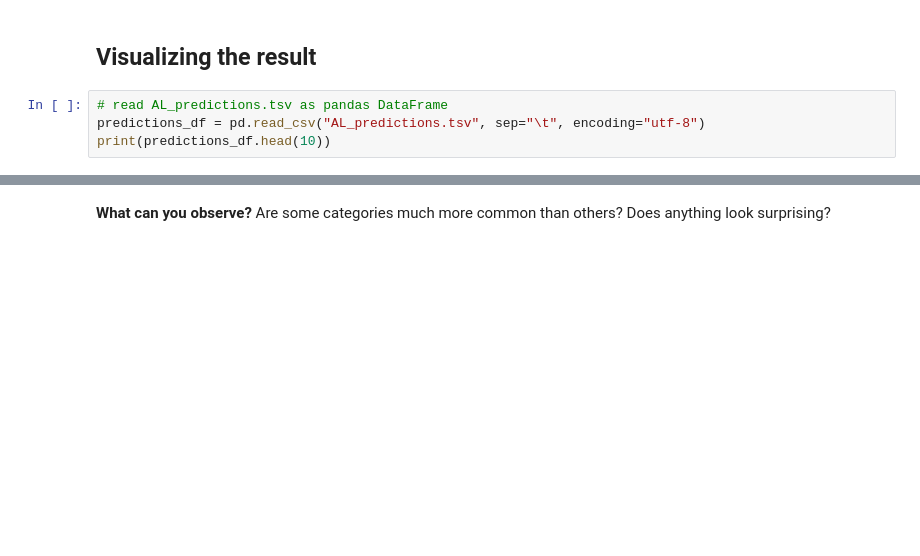
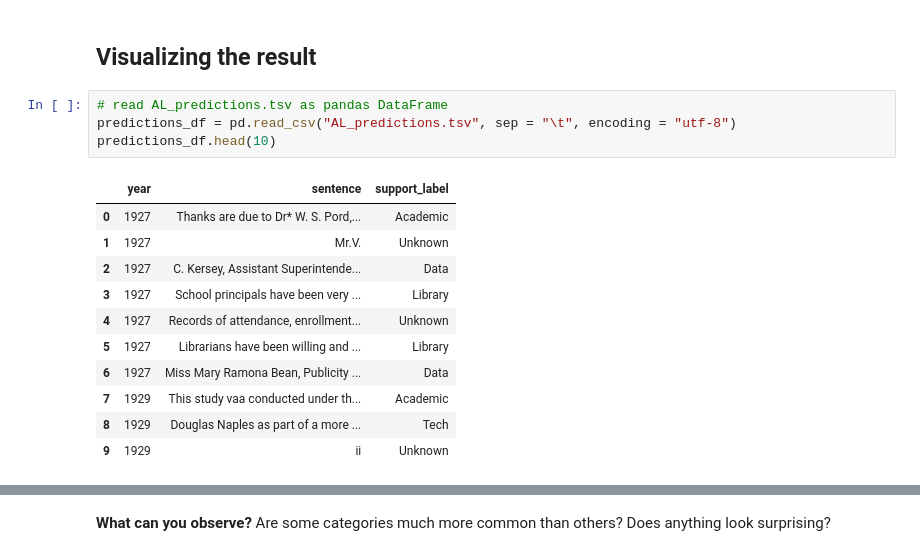
Before and after one commit to IAS-LiU/SICSS-2025, a Jupyter notebook: 03_text_analysis/AL_Workshop.ipynb, the cells around one changed output, grey strips where cells are left out. Drawn from its saved outputs; the diff is of its cells as text; blank space fills up the shorter version.

```diff
--- a/03_text_analysis/AL_Workshop.ipynb
+++ b/03_text_analysis/AL_Workshop.ipynb
@@ -248,7 +384,19 @@ with open("AL_predictions.tsv", "w") as fp:
 ## Visualizing the result
 # %%
 # read AL_predictions.tsv as pandas DataFrame
-predictions_df = pd.read_csv("AL_predictions.tsv", sep="\t", encoding="utf-8")
-print(predictions_df.head(10))
+predictions_df = pd.read_csv("AL_predictions.tsv", sep = "\t", encoding = "utf-8")
+predictions_df.head(10)
+# %% [output]
+|  | year | sentence | support_label |
+| 0 | 1927 | Thanks are due to Dr* W. S. Pord,... | Academic |
+| 1 | 1927 | Mr.V. | Unknown |
+| 2 | 1927 | C. Kersey, Assistant Superintende... | Data |
+| 3 | 1927 | School principals have been very ... | Library |
+| 4 | 1927 | Records of attendance, enrollment... | Unknown |
+| 5 | 1927 | Librarians have been willing and ... | Library |
+| 6 | 1927 | Miss Mary Ramona Bean, Publicity ... | Data |
+| 7 | 1929 | This study vaa conducted under th... | Academic |
+| 8 | 1929 | Douglas Naples as part of a more ... | Tech |
+| 9 | 1929 | ii | Unknown |
 # %%
 # we now plot the distribution of support labels
```
Also changed, not shown: parts of 33 cells of this notebook, 2 other files.
